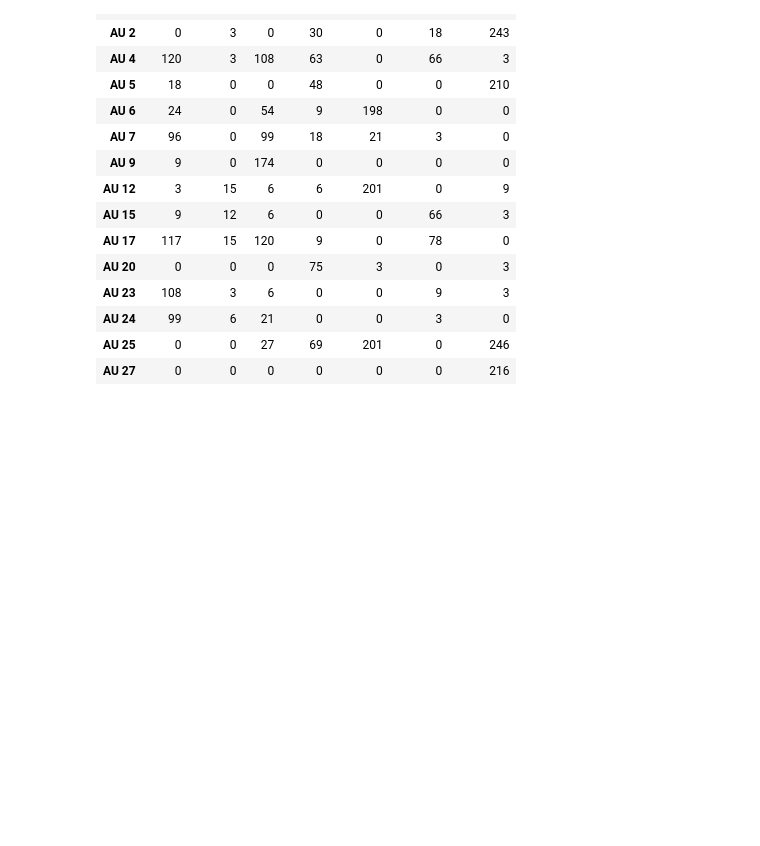
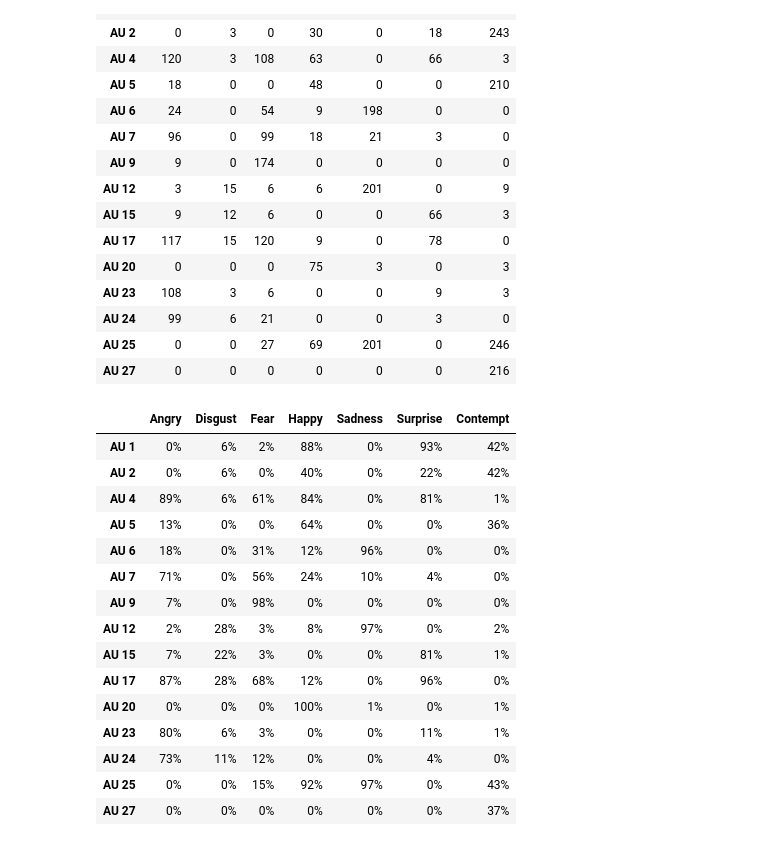
Before and after one commit to SunProg/do-neural-networks-learn-faus-iccvw-2015, a Jupyter notebook: facs_explorer.ipynb, the cells around one changed output. Cells and saved outputs as stored; diff of their text form; code cells hidden in the pictures; blank space fills up the shorter version.

```diff
--- a/facs_explorer.ipynb
+++ b/facs_explorer.ipynb
@@ -280,3 +342,25 @@ au_emotion_percent = au_emotion_percent.applymap(lambda x: (round(x*100,2)))
+# %%
+au_emotion_percent_str = au_emotion_percent.astype(int)
+au_emotion_percent_str.index = au_str_list
+au_emotion_percent_str = au_emotion_percent_str.applymap(lambda x: str(x)+'%')
+au_emotion_percent_str
+# %% [output]
+|  | Angry | Disgust | Fear | Happy | Sadness | Surprise | Contempt |
+| AU 1 | 0% | 6% | 2% | 88% | 0% | 93% | 42% |
+| AU 2 | 0% | 6% | 0% | 40% | 0% | 22% | 42% |
+| AU 4 | 89% | 6% | 61% | 84% | 0% | 81% | 1% |
+| AU 5 | 13% | 0% | 0% | 64% | 0% | 0% | 36% |
+| AU 6 | 18% | 0% | 31% | 12% | 96% | 0% | 0% |
+| AU 7 | 71% | 0% | 56% | 24% | 10% | 4% | 0% |
+| AU 9 | 7% | 0% | 98% | 0% | 0% | 0% | 0% |
+| AU 12 | 2% | 28% | 3% | 8% | 97% | 0% | 2% |
+| AU 15 | 7% | 22% | 3% | 0% | 0% | 81% | 1% |
+| AU 17 | 87% | 28% | 68% | 12% | 0% | 96% | 0% |
+| AU 20 | 0% | 0% | 0% | 100% | 1% | 0% | 1% |
+| AU 23 | 80% | 6% | 3% | 0% | 0% | 11% | 1% |
+| AU 24 | 73% | 11% | 12% | 0% | 0% | 4% | 0% |
+| AU 25 | 0% | 0% | 15% | 92% | 97% | 0% | 43% |
+| AU 27 | 0% | 0% | 0% | 0% | 0% | 0% | 37% |
 # %%
 au_emotion_percent_str = au_emotion_percent
 au_emotion_percent_str.index = au_str_list
```
Also changed, not shown: parts of 14 cells of this notebook.
